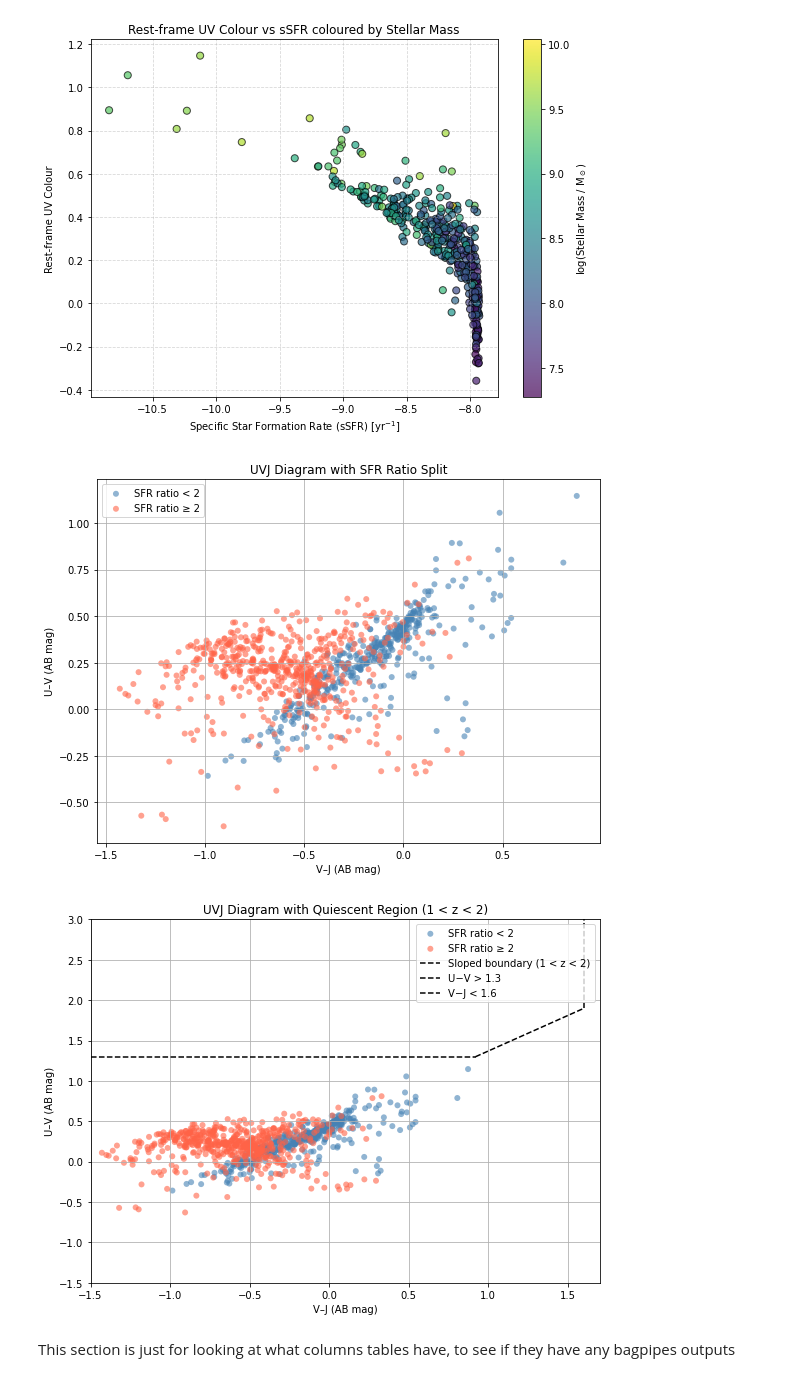
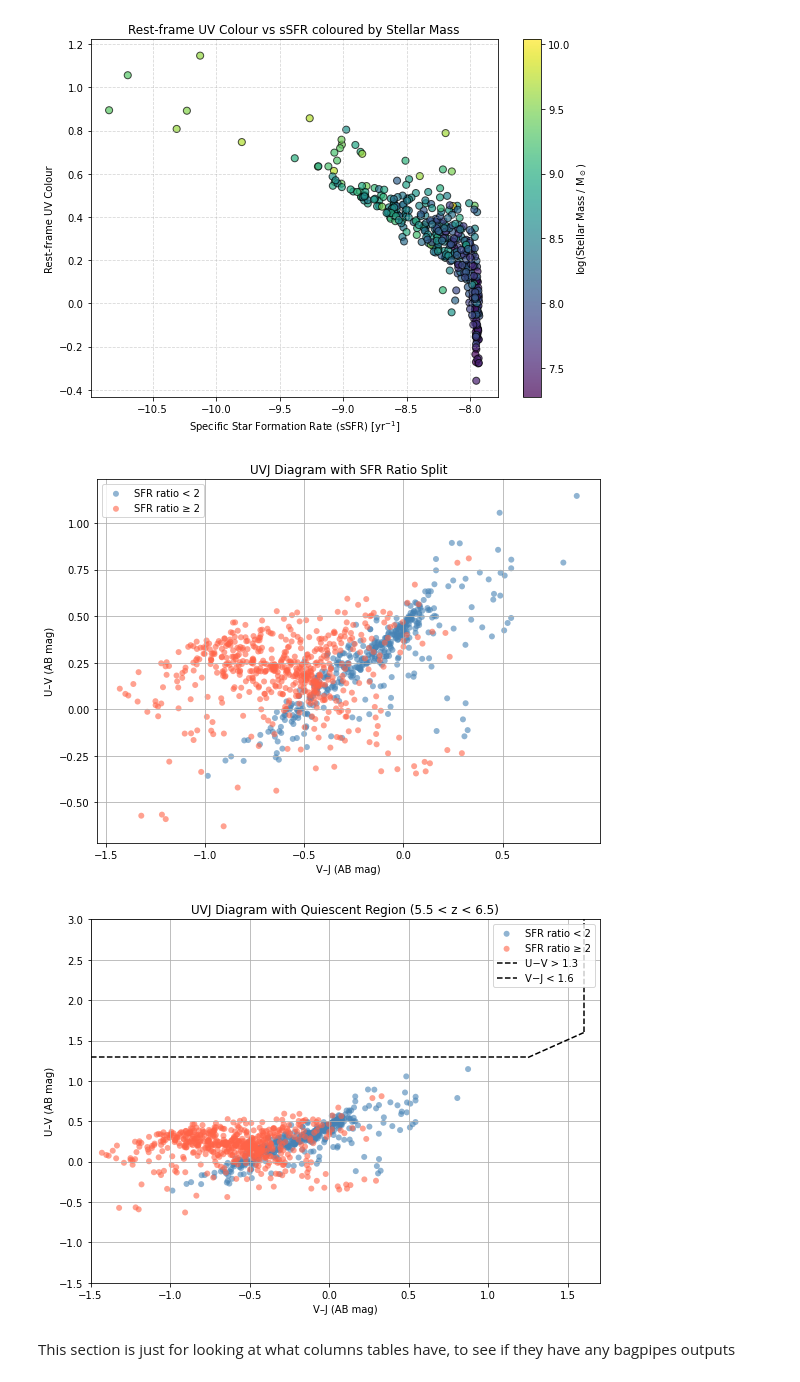
Before and after one commit to giorgiariley/PSb_summer_project, a Jupyter notebook: bagpipes_correlating_JN.ipynb, the cells around one changed output. Saved outputs shown, nothing was run; the diff lists cells and outputs as text; code cells hidden in the pictures.

Commit message:
fixed line for quiescent region

```diff
--- a/bagpipes_correlating_JN.ipynb
+++ b/bagpipes_correlating_JN.ipynb
@@ -164,41 +165,41 @@ uv = table_bagpipes["UV_colour_50"]
 vj = table_bagpipes["VJ_colour_50"]
 
 mask_low_sfr = np.isfinite(uv) & np.isfinite(vj) & (sfr_ratio < 2) & np.isfinite(sfr_ratio)
 mask_high_sfr = np.isfinite(uv) & np.isfinite(vj) & (sfr_ratio >= 2) & np.isfinite(sfr_ratio)
 
-plt.figure(figsize=(8, 6))
+plt.figure(figsize=(8, 6), facecolor = 'white')
 
 # Plot galaxies
 plt.scatter(vj[mask_low_sfr], uv[mask_low_sfr], color='steelblue', alpha=0.6, label='SFR ratio < 2', edgecolor='none')
 plt.scatter(vj[mask_high_sfr], uv[mask_high_sfr], color='tomato', alpha=0.6, label='SFR ratio ≥ 2', edgecolor='none')
 
 # Define V-J range for the sloped line
-vj_line = np.linspace(0.92, 1.6, 100)
-uv_line = 0.88 * vj_line + 0.49
+vj_line = np.linspace(1.25, 1.6, 100)
+uv_line = 0.88 * vj_line + 0.19
 
 # Plot the sloped boundary
-plt.plot(vj_line, uv_line, 'k--', label='Sloped boundary (1 < z < 2)')
+plt.plot(vj_line, uv_line, 'k--')
 
 # Plot horizontal line U-V = 1.3 (for V-J < 1.6)
-plt.hlines(1.3, xmin=-1.5, xmax=0.92, colors='k', linestyles='--', label='U−V > 1.3')
+plt.hlines(1.3, xmin=-1.5, xmax=1.25, colors='k', linestyles='--', label='U−V > 1.3')
 
 # Plot vertical line V-J = 1.6 (for U-V > 1.3)
-plt.vlines(1.6, ymin=1.898, ymax=3, colors='k', linestyles='--', label='V−J < 1.6')
+plt.vlines(1.6, ymin=1.6, ymax=3, colors='k', linestyles='--', label='V−J < 1.6')
 
 # Set plot limits to focus on relevant region
 plt.xlim(-1.5, 1.7)
 plt.ylim(-1.5, 3)
 
 plt.xlabel("V–J (AB mag)")
 plt.ylabel("U–V (AB mag)")
-plt.title("UVJ Diagram with Quiescent Region (1 < z < 2)")
+plt.title("UVJ Diagram with Quiescent Region (5.5 < z < 6.5)")
 plt.legend()
 plt.grid(True)
 plt.tight_layout()
 plt.show()
 # %% [output]
 [figure]
-[figure, old version]
+[figure, new version]
 # %% [markdown]
 This section is just for looking at what columns tables have, to see if they have any bagpipes outputs
 # %%
```
Also changed, not shown: parts of 1 cell of this notebook.
